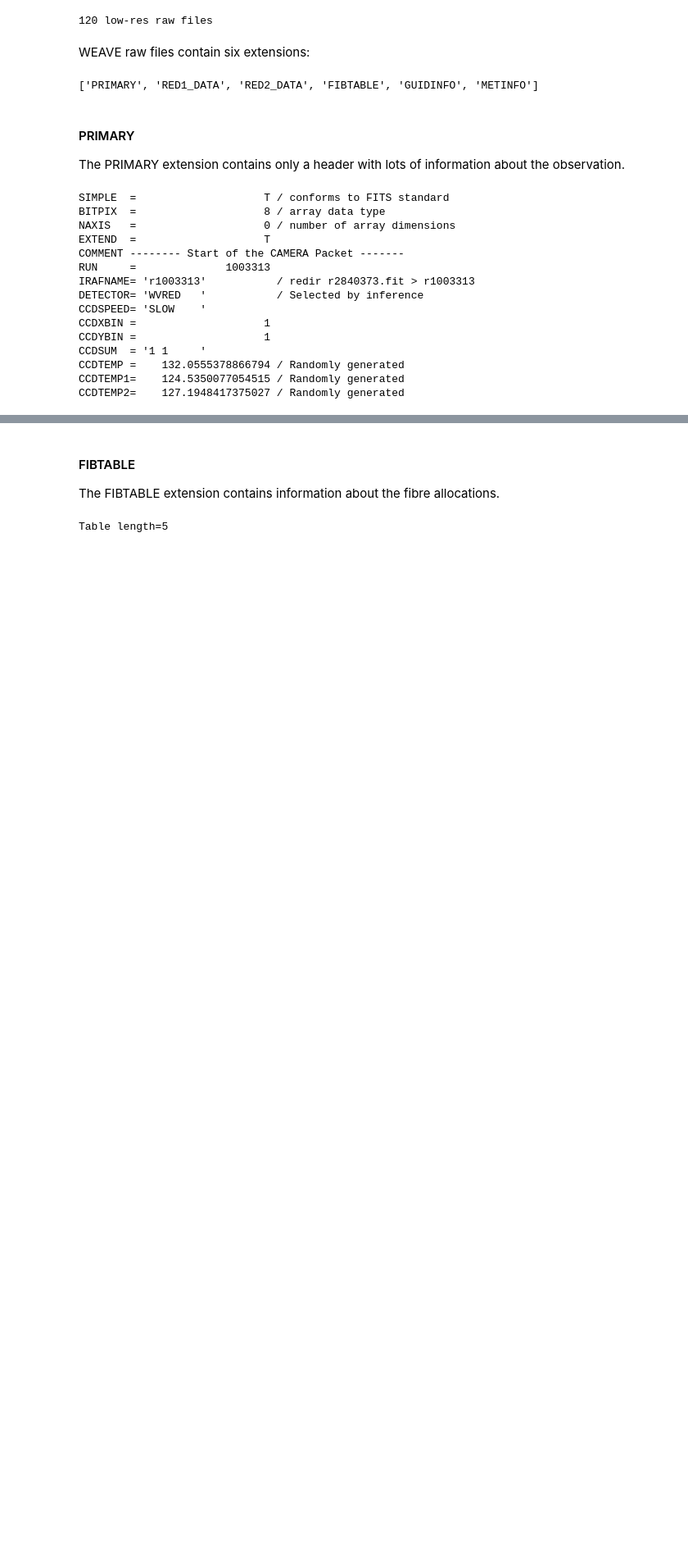
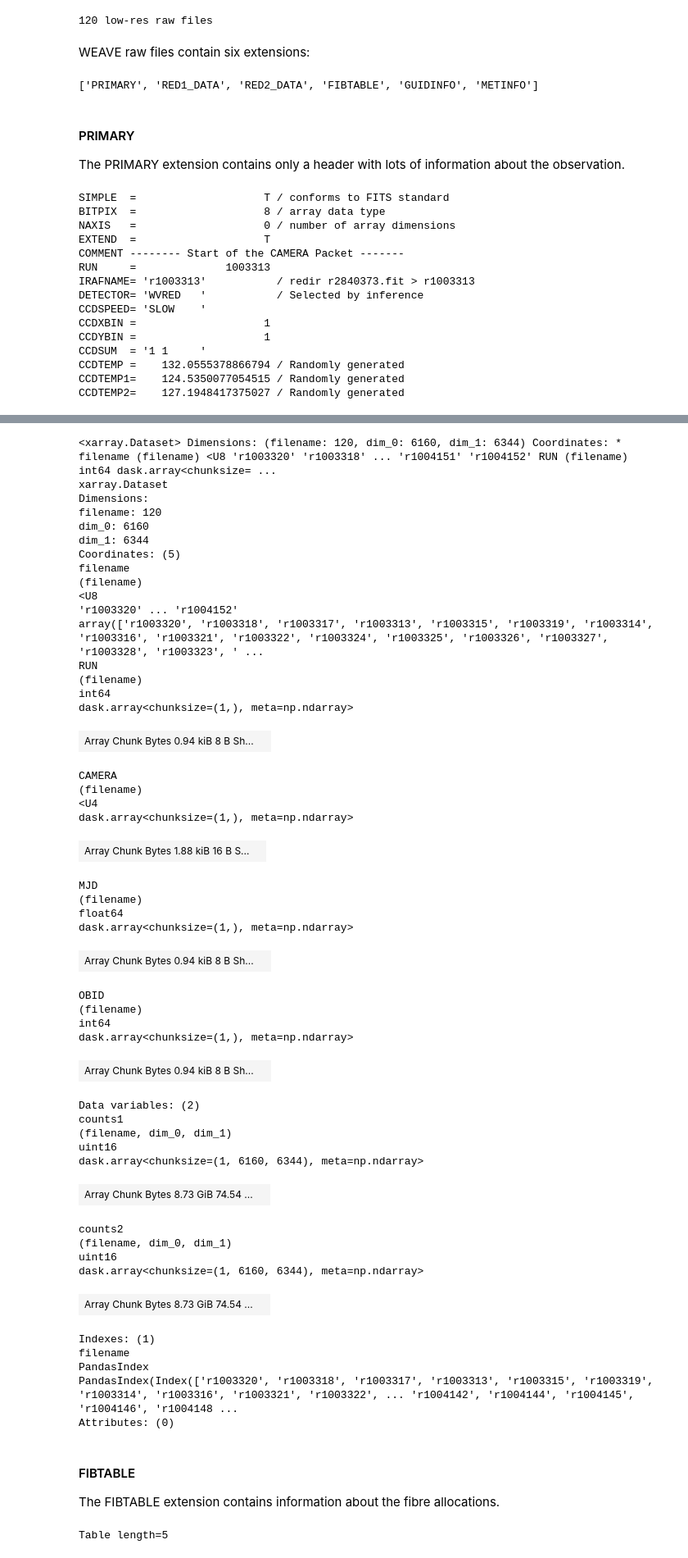
Before and after one commit to bamford/qagmire, a Jupyter notebook: nbs/01_data.ipynb, the cells around one changed output, grey strips where cells are left out. Shown at 82% size. Cells and saved outputs as stored; diff of their text form; code cells hidden in the pictures; blank space fills up the shorter version.

Commit message:
Added read_raw_data and parallelised reading

```diff
--- a/nbs/01_data.ipynb
+++ b/nbs/01_data.ipynb
@@ -222,5 +261,5 @@ However, if running this notebook, always update the cache.
 # %%
-via_netcdf = FITStoDataset(update_cache=True)
+to_dataset = FITStoDataset(update_cache=True)
 # %% [markdown]
 ## WEAVE data structures
 # %% [markdown]
@@ -389,0 +431,18 @@ These extensions contain raw imaging of the spectra. Accessing these is not yet
+# %%
+# |export
+
+
+def raw_data_reader(fn):
+    """Read the *_DATA from a WEAVE RAW FITS file as a Dataset."""
+    hdus = fits.open(fn)
+    for h in hdus:
+        if h.name.endswith("1_DATA"):
+            counts1 = xr.DataArray(h.data)
+        elif h.name.endswith("2_DATA"):
+            counts2 = xr.DataArray(h.data)
+    return xr.Dataset({"counts1": counts1, "counts2": counts2})
+
+
+read_raw_data = to_dataset(raw_data_reader)
+# %%
+raw_data = read_raw_data(lr_raw_files)
@@ -390,3 +451,54 @@ These extensions contain raw imaging of the spectra. Accessing these is not yet
+# %%
+raw_data
+# %% [output]
+<xarray.Dataset> Dimensions: (filename: 120, dim_0: 6160, dim_1: 6344) Coordinates: * filename (filename) <U8 'r1003320' 'r1003318' ... 'r1004151' 'r1004152' RUN (filename) int64 dask.array<chunksize= ...
+xarray.Dataset
+Dimensions:
+filename: 120
+dim_0: 6160
+dim_1: 6344
+Coordinates: (5)
+filename
+(filename)
+<U8
+'r1003320' ... 'r1004152'
+array(['r1003320', 'r1003318', 'r1003317', 'r1003313', 'r1003315', 'r1003319', 'r1003314', 'r1003316', 'r1003321', 'r1003322', 'r1003324', 'r1003325', 'r1003326', 'r1003327', 'r1003328', 'r1003323', ' ...
+RUN
+(filename)
+int64
+dask.array<chunksize=(1,), meta=np.ndarray>
+| Array Chunk Bytes 0.94 kiB 8 B Sh... |  |
+CAMERA
+(filename)
+<U4
+dask.array<chunksize=(1,), meta=np.ndarray>
+| Array Chunk Bytes 1.88 kiB 16 B S... |  |
+MJD
+(filename)
+float64
+dask.array<chunksize=(1,), meta=np.ndarray>
+| Array Chunk Bytes 0.94 kiB 8 B Sh... |  |
+OBID
+(filename)
+int64
+dask.array<chunksize=(1,), meta=np.ndarray>
+| Array Chunk Bytes 0.94 kiB 8 B Sh... |  |
+Data variables: (2)
+counts1
+(filename, dim_0, dim_1)
+uint16
+dask.array<chunksize=(1, 6160, 6344), meta=np.ndarray>
+| Array Chunk Bytes 8.73 GiB 74.54 ... |  |
+counts2
+(filename, dim_0, dim_1)
+uint16
+dask.array<chunksize=(1, 6160, 6344), meta=np.ndarray>
+| Array Chunk Bytes 8.73 GiB 74.54 ... |  |
+Indexes: (1)
+filename
+PandasIndex
+PandasIndex(Index(['r1003320', 'r1003318', 'r1003317', 'r1003313', 'r1003315', 'r1003319', 'r1003314', 'r1003316', 'r1003321', 'r1003322', ... 'r1004142', 'r1004144', 'r1004145', 'r1004146', 'r1004148 ...
+Attributes: (0)
 # %% [markdown]
 #### FIBTABLE
 
```
Also changed, not shown: parts of 38 cells of this notebook, 2 other files.
